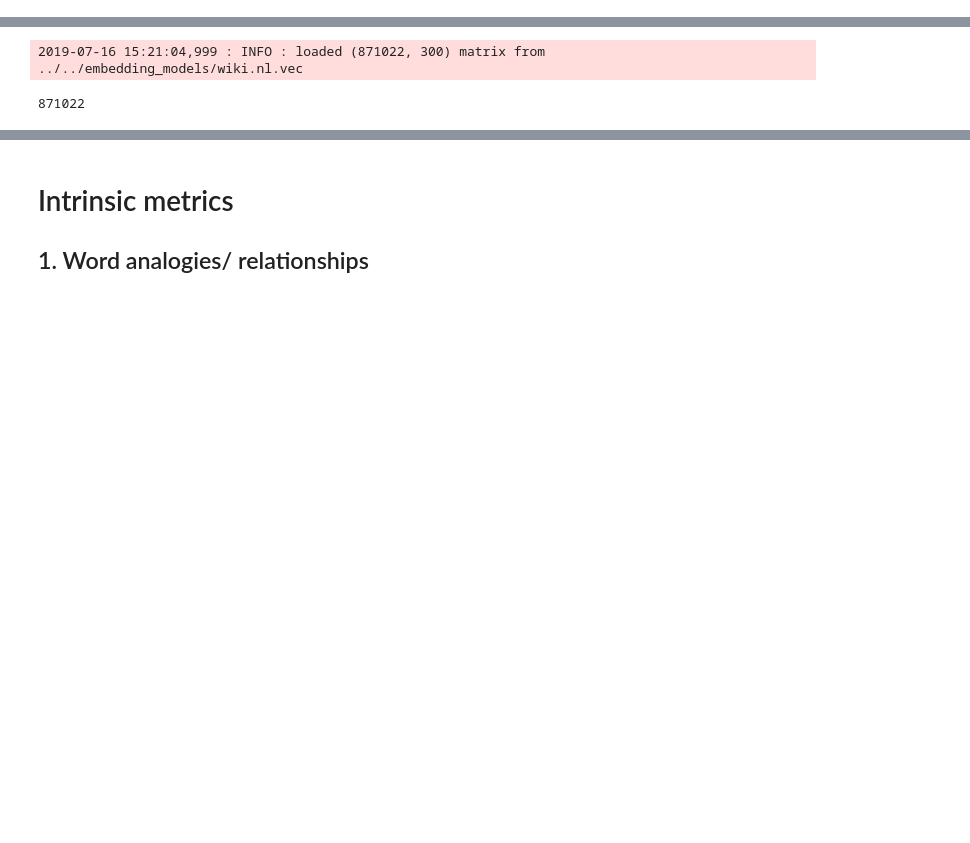
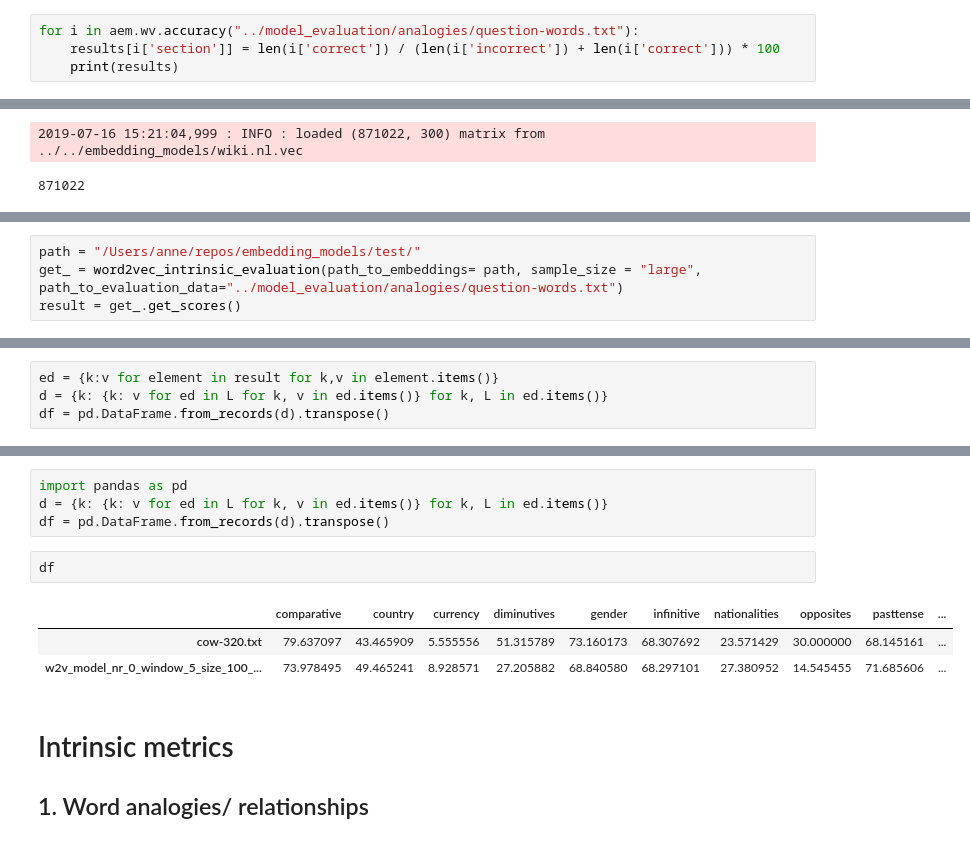
Before and after one commit to annekroon/AEM, a Jupyter notebook: notebooks/evaluating_embeddingmodels.ipynb, the cells around one changed output, grey strips where cells are left out. Saved outputs shown, nothing was run; the diff lists cells and outputs as text; blank space fills up the shorter version.

```diff
--- a/notebooks/evaluating_embeddingmodels.ipynb
+++ b/notebooks/evaluating_embeddingmodels.ipynb
@@ -54,0 +54,4 @@ Word2Vec(vocab=1055100, size=300, alpha=0.025)
+# %%
+for i in aem.wv.accuracy("../model_evaluation/analogies/question-words.txt"):
+    results[i['section']] = len(i['correct']) / (len(i['incorrect']) + len(i['correct'])) * 100
+    print(results)
@@ -76,0 +134,4 @@ Loading (FastText) Wikipedia Model
+# %%
+path = "/Users/anne/repos/embedding_models/test/"
+get_ = word2vec_intrinsic_evaluation(path_to_embeddings= path, sample_size = "large", path_to_evaluation_data="../model_evaluation/analogies/question-words.txt")
+result = get_.get_scores()
@@ -76,0 +148,4 @@ Loading (FastText) Wikipedia Model
+# %%
+ed = {k:v for element in result for k,v in element.items()}
+d = {k: {k: v for ed in L for k, v in ed.items()} for k, L in ed.items()}
+df = pd.DataFrame.from_records(d).transpose()
@@ -77,3 +172,13 @@ Loading (FastText) Wikipedia Model
+# %%
+import pandas as pd
+d = {k: {k: v for ed in L for k, v in ed.items()} for k, L in ed.items()}
+df = pd.DataFrame.from_records(d).transpose()
+# %%
+df
+# %% [output]
+|  | comparative | country | currency | diminutives | gender | infinitive | nationalities | opposites | pasttense | ... |
+| cow-320.txt | 79.637097 | 43.465909 | 5.555556 | 51.315789 | 73.160173 | 68.307692 | 23.571429 | 30.000000 | 68.145161 | ... |
+| w2v_model_nr_0_window_5_size_100_... | 73.978495 | 49.465241 | 8.928571 | 27.205882 | 68.840580 | 68.297101 | 27.380952 | 14.545455 | 71.685606 | ... |
 # %% [markdown]
 # Intrinsic metrics
 ## 1. Word analogies/ relationships
```
Also changed, not shown: parts of 5 cells of this notebook, 8 other files.
